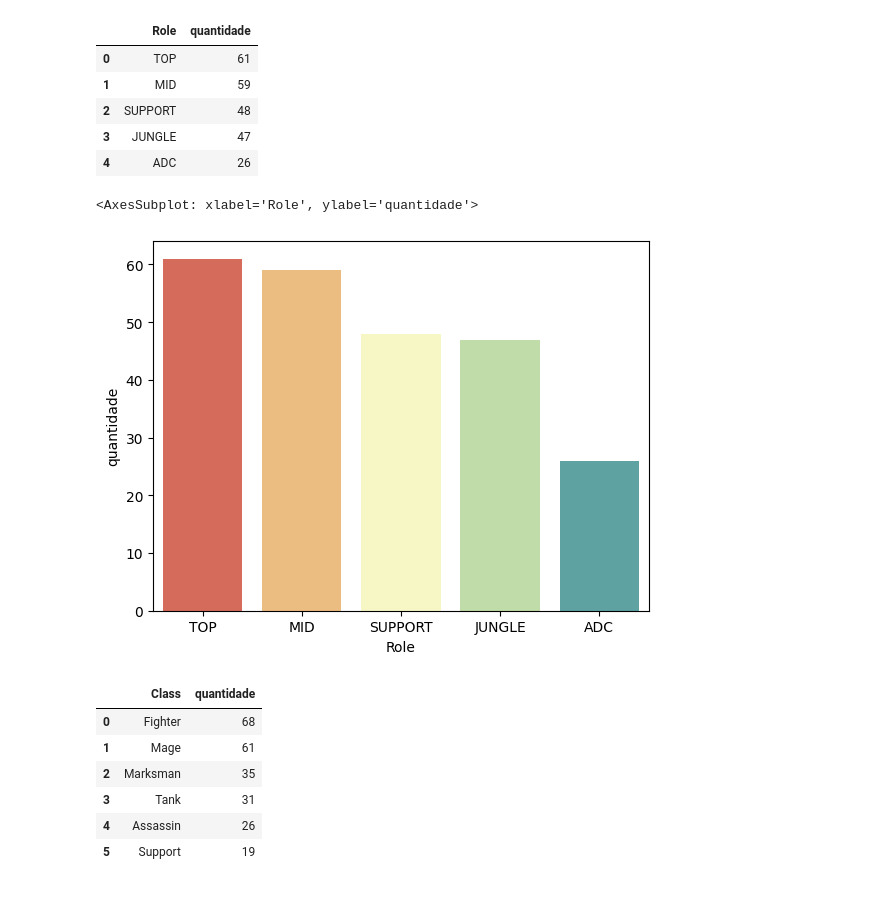
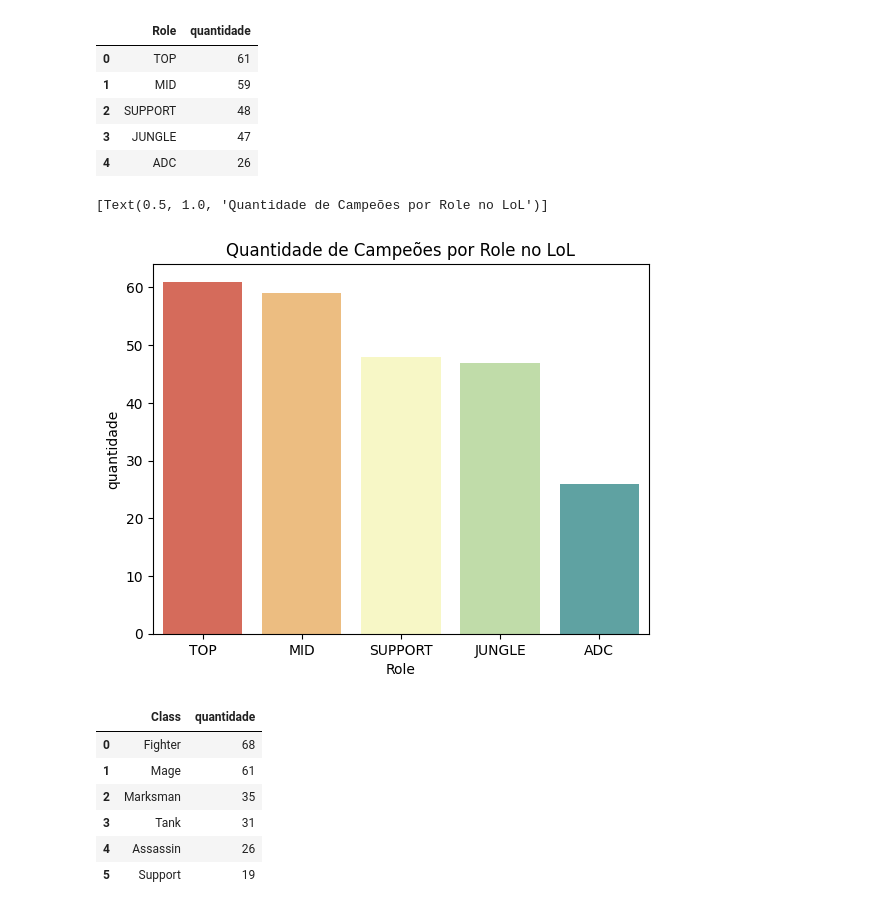
Before and after one commit to MirianGuerra/League_of_legends_stats, a Jupyter notebook: lol_2013.ipynb, the cells around one changed output. Saved outputs shown, nothing was run; the diff lists cells and outputs as text; code cells hidden in the pictures.

```diff
--- a/lol_2013.ipynb
+++ b/lol_2013.ipynb
@@ -80,10 +96,10 @@ df_qtd_role
 | 4 | ADC | 26 |
 # %%
 sns.color_palette("pastel")
-sns.barplot(data=df_qtd_role, y='quantidade', x='Role', palette='Spectral')
+sns.barplot(data=df_qtd_role, y='quantidade', x='Role', palette='Spectral').set(title = 'Quantidade de Campeões por Role no LoL')
 # %% [output]
-<AxesSubplot: xlabel='Role', ylabel='quantidade'>
+[Text(0.5, 1.0, 'Quantidade de Campeões por Role no LoL')]
-[figure, old version]
+[figure, new version]
 # %%
 #Classificar por classe
 quantidade_por_classe = dados_stats3.groupby(
```
Also changed, not shown: parts of 20 cells of this notebook, 4 other files.
